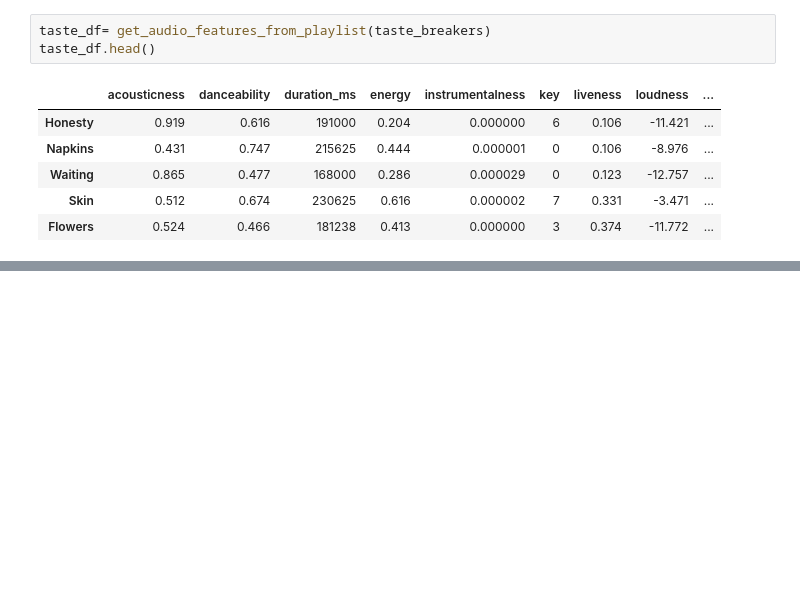
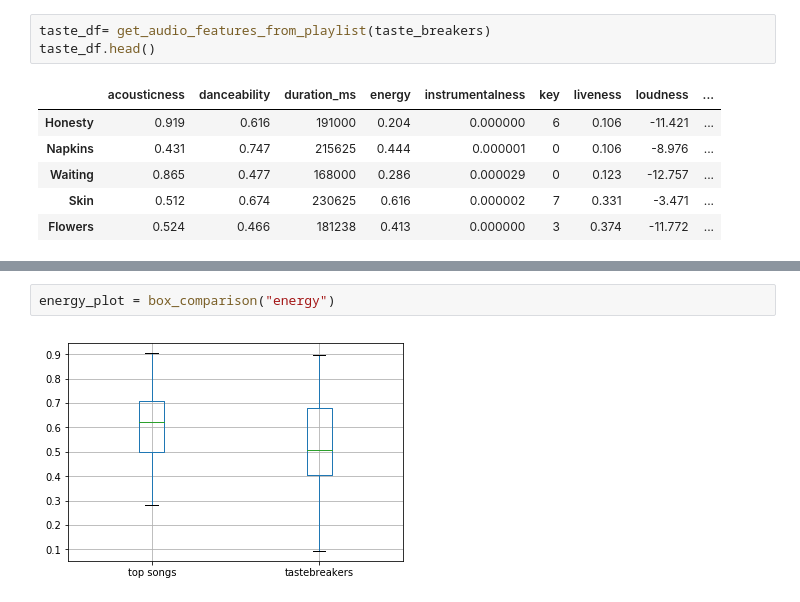
Before and after one commit to younghupark/analysis-with-spotipy, a Jupyter notebook: Spotipy_Analysis.ipynb, the cells around one changed output, grey strips where cells are left out. Drawn from its saved outputs; the diff is of its cells as text; blank space fills up the shorter version.

```diff
--- a/Spotipy_Analysis.ipynb
+++ b/Spotipy_Analysis.ipynb
@@ -170,0 +188,4 @@ taste_df.head()
+# %%
+energy_plot = box_comparison("energy")
+# %% [output]
+[figure, added]
```
Also changed, not shown: parts of 5 cells of this notebook.
